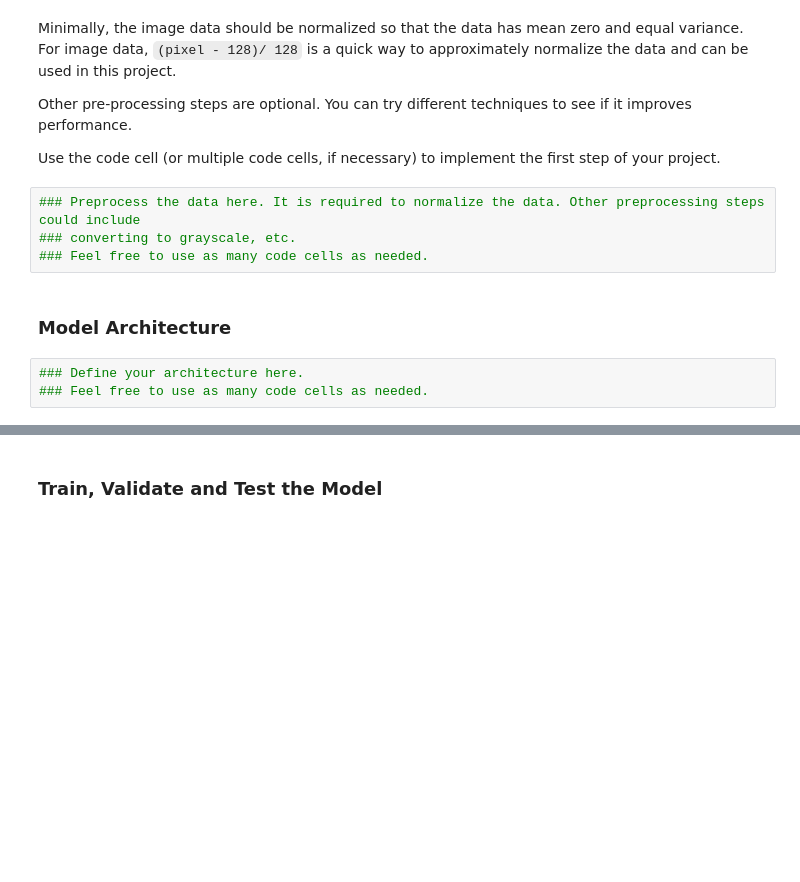
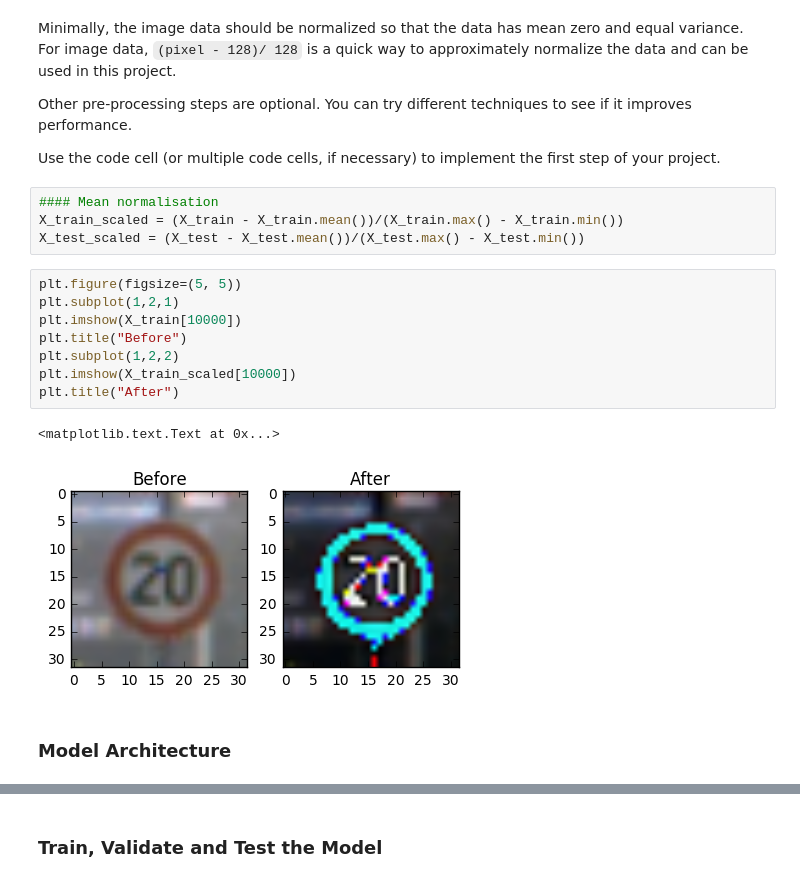
Before and after one commit to shuangxia/self-driving-car-engineer, a Jupyter notebook: P2-submission/Traffic_Sign_Classifier-solution.ipynb, the cells around one changed output, grey strips where cells are left out. Saved outputs shown, nothing was run; the diff lists cells and outputs as text; blank space fills up the shorter version.

```diff
--- a/P2-submission/Traffic_Sign_Classifier-solution.ipynb
+++ b/P2-submission/Traffic_Sign_Classifier-solution.ipynb
@@ -154,12 +154,20 @@ Minimally, the image data should be normalized so that the data has mean zero an
 Other pre-processing steps are optional. You can try different techniques to see if it improves performance.
 
 Use the code cell (or multiple code cells, if necessary) to implement the first step of your project.
-# %%
-### Preprocess the data here. It is required to normalize the data. Other preprocessing steps could include
-### converting to grayscale, etc.
-### Feel free to use as many code cells as needed.
+# %%
+#### Mean normalisation
+X_train_scaled = (X_train - X_train.mean())/(X_train.max() - X_train.min())
+X_test_scaled = (X_test - X_test.mean())/(X_test.max() - X_test.min())
+# %%
+plt.figure(figsize=(5, 5))
+plt.subplot(1,2,1)
+plt.imshow(X_train[10000])
+plt.title("Before")
+plt.subplot(1,2,2)
+plt.imshow(X_train_scaled[10000])
+plt.title("After")
+# %% [output]
+<matplotlib.text.Text at 0x...>
+[figure, added]
 # %% [markdown]
 ### Model Architecture
-# %%
-### Define your architecture here.
-### Feel free to use as many code cells as needed.
```
Also changed, not shown: parts of 4 cells of this notebook.
